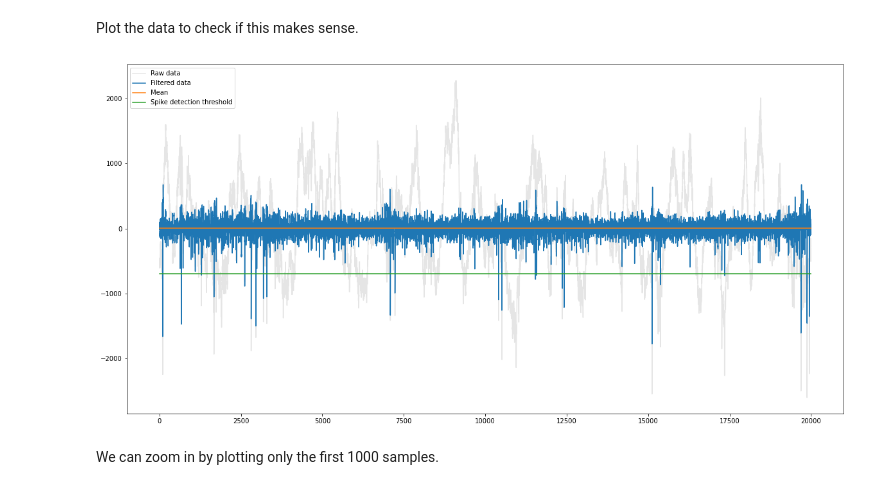
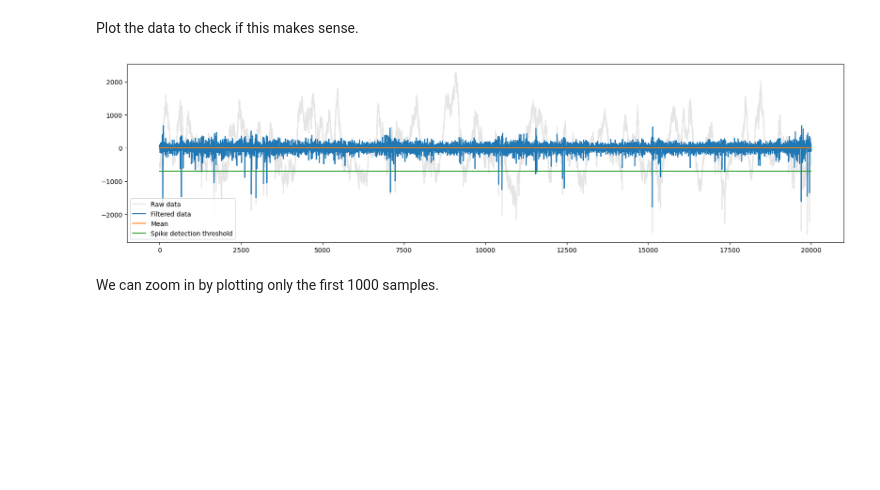
Before and after one commit to kevin-allen/dataScienceNeuro, a Jupyter notebook: notebooks/lecture_02.ipynb, the cells around one changed output. Cells and saved outputs as stored; diff of their text form; code cells hidden in the pictures; blank space fills up the shorter version.

```diff
--- a/notebooks/lecture_02.ipynb
+++ b/notebooks/lecture_02.ipynb
@@ -251,3 +251,5 @@ plt.plot(y[:0+nSamples]-2000)
 
 * Try to apply the filter to the 8 recording channels.
 * How could you store/save the filtered data for each channel.
+# %%
+y = sosfiltfilt(myFilter, dat)
@@ -289,22 +298,28 @@ We will use a single channel (chan=3) to simplify the problem.
 ### Exercise
 
 * Calculate and print the mean and standard deviation of channel indexed 3
+# %%
+chan=3
+mean = y[chan,:].mean()
+myStd = y[chan,:].std()
 # %% [markdown]
 * Calculate the spike detection threshold
+# %%
+threshold = mean-5*myStd
 # %% [markdown]
 Plot the data to check if this makes sense.
 # %%
-plt.figure(figsize=(20,10))
+plt.figure(figsize=(20,5))
 plt.plot(dat[chan,:],label="Raw data",c="gray", alpha=0.2)
 plt.plot(y[chan,:],label="Filtered data")
 plt.plot([0,y.shape[1]],[mean,mean], label="Mean")
 plt.plot([0,y.shape[1]],[threshold,threshold], label="Spike detection threshold")
 plt.legend()
 #fn = "../images/spikeDetection.png" # You can save a png file with the plot.
 #plt.savefig(fn)
 plt.show()
 # %% [output]
-[figure, old version]
+[figure, new version]
 # %% [markdown]
 We can zoom in by plotting only the first 1000 samples.
 # %%
```
Also changed, not shown: parts of 6 cells of this notebook, 2 other files.
